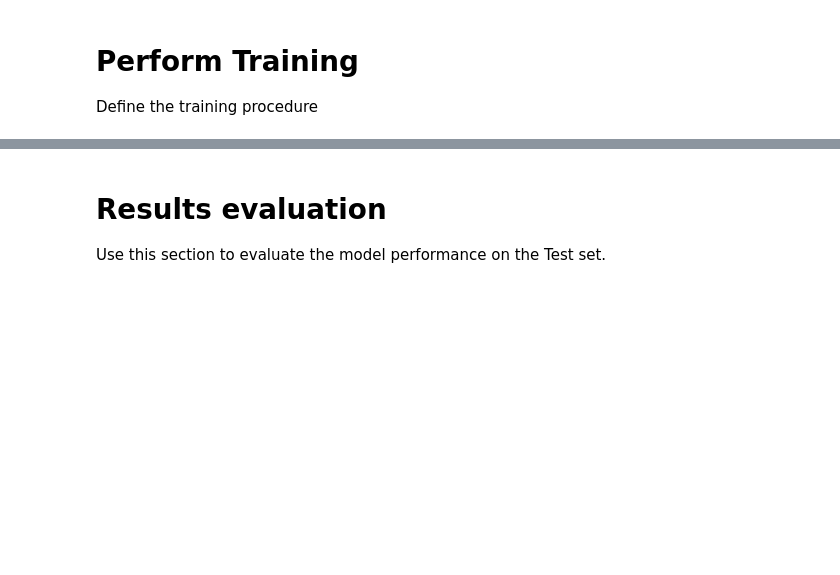
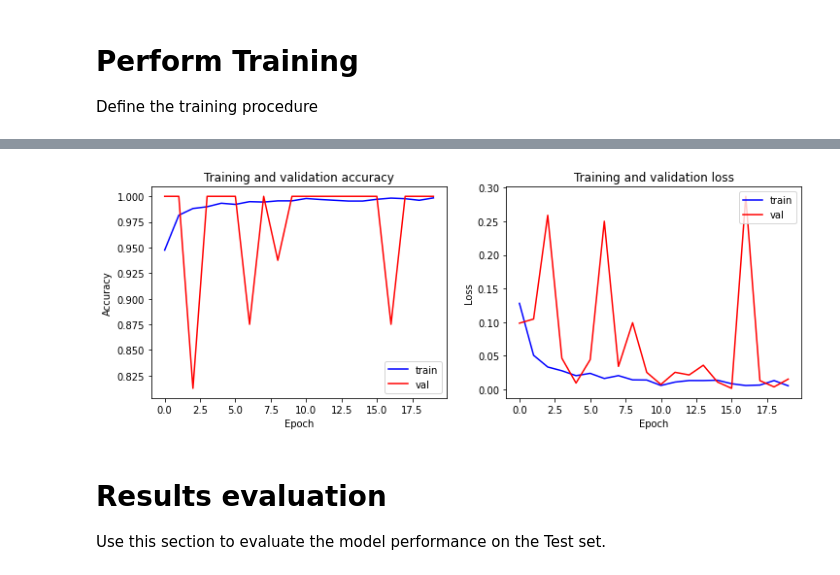
Before and after one commit to priyayidimas/xception_pneumonia, a Jupyter notebook: main/bangkit-project01.ipynb, the cells around one changed output, grey strips where cells are left out. Cells and saved outputs as stored; diff of their text form; code cells hidden in the pictures; blank space fills up the shorter version.

```diff
--- a/main/bangkit-project01.ipynb
+++ b/main/bangkit-project01.ipynb
@@ -79,7 +148,7 @@ for key, val in dir_dict.items():
         case_count[key][label] = len(label_list)
         set_count += len(label_list)
 
-        select_img_id = random.randint(1, len(label_list)-1)
+        select_img_id = np.random.randint(len(label_list)-1)
         img_disp[key][label] = label_list[select_img_id]
 
     set_length[key] = set_count
@@ -183,16 +286,3 @@ print(model.summary())
 # %% [markdown]
 # Perform Training
 Define the training procedure
-# %%
-num_epochs = 30  # Set the number of epochs to train
-
-model.compile(optimizer = Adam(lr=0.0001),
-              loss = 'binary_crossentropy',
-              metrics = ['acc'])
-
-history = model.fit(train_gen,
-                    steps_per_epoch = set_length['train'] // train_batch_size,
-                    validation_data = val_gen,
-                    validation_steps = set_length['val'] // val_batch_size,
-                    epochs = num_epochs
-                   )
@@ -198,0 +324,17 @@ history = model.fit(train_gen,
+# %%
+# Resume training (UNCOMMENT to use!)
+# checkpoint_path = "xception-epoch_01"
+# model.load(os.path.join(savedir, checkpoint_path))
+
+# Perform training
+history = model.fit(train_gen,
+                    epochs = num_epochs,
+                    steps_per_epoch = set_length['train'] // train_batch_size,
+                    validation_data = val_gen,
+                    validation_steps = 1,
+                    callbacks = [cont_checkpoint,
+                                 best_checkpoint]
+                   )
+
+history_df = pd.DataFrame.from_dict(history.history)
+history_df.to_csv(os.path.join(save_dir, "history.csv"), index=False)
@@ -199,32 +359,34 @@ history = model.fit(train_gen,
 # %%
 # Plotting the train results
 train_accuracy = history.history['acc']
 val_accuracy = history.history['val_acc']
 train_loss = history.history['loss']
 val_loss = history.history['val_loss']
 
-epochs = range(len(acc))
+epochs = range(len(train_accuracy))
 plt.figure(figsize=(12,4))
 
 # Plotting the accuracy
 plt.subplot(1,2,1)
 plt.plot(epochs, train_accuracy, 'b', label='Training accuracy')
 plt.plot(epochs, val_accuracy, 'r', label='Validation accuracy')
 plt.title('Training and validation accuracy')
 plt.xlabel('Epoch')
 plt.ylabel('Accuracy')
 plt.legend(['train', 'val'], loc='lower right')
 
 # Plotting the loss
 plt.subplot(1,2,2)
 plt.plot(epochs, train_loss, 'b', label='Training loss')
 plt.plot(epochs, val_loss, 'r', label='Validation loss')
 plt.title('Training and validation loss')
 plt.xlabel('Epoch')
 plt.ylabel('Loss')
 plt.legend(['train', 'val'], loc='upper right')
 
 plt.show()
+# %% [output]
+[figure, added]
 # %% [markdown]
 # Results evaluation
 Use this section to evaluate the model performance on the Test set.
```
Also changed, not shown: parts of 19 cells of this notebook.
